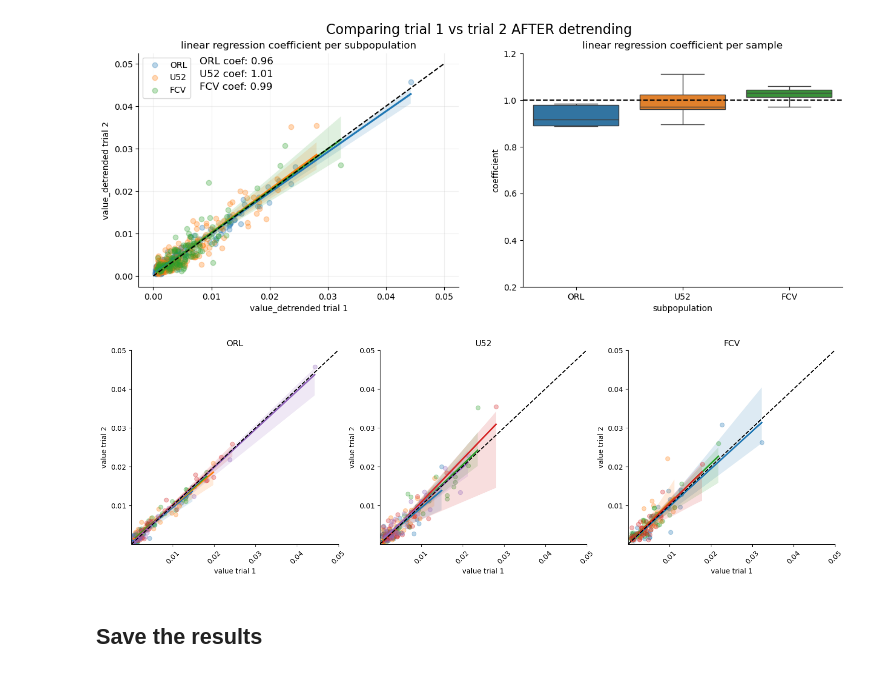
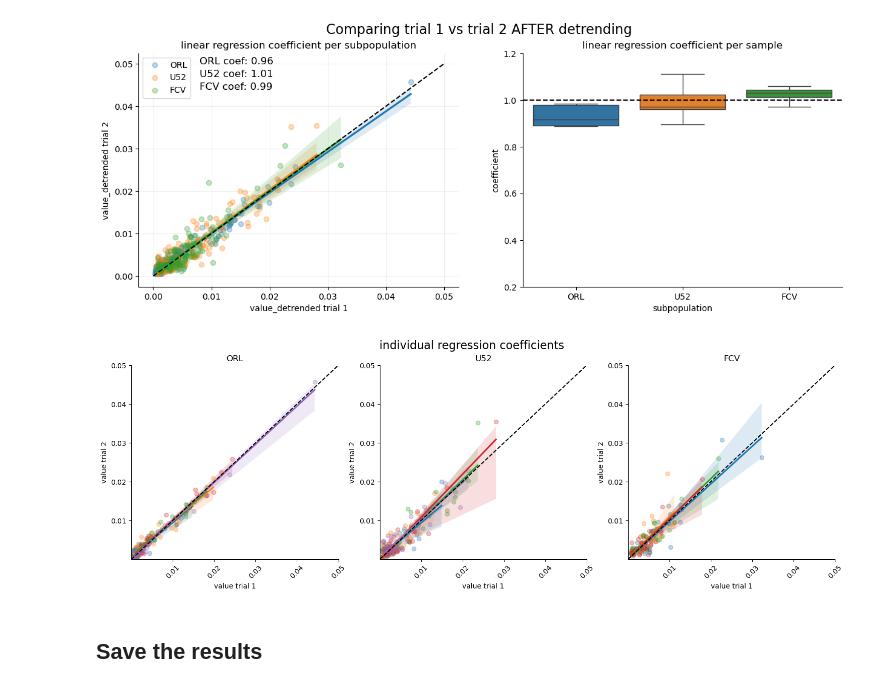
Before and after one commit to brian-arnold/whole_AL_segmentation, a Jupyter notebook: 02_detrend_data.ipynb, the cells around one changed output. Drawn from its saved outputs; the diff is of its cells as text; code cells hidden in the pictures.

Commit message:
added suptitle to plot

```diff
--- a/02_detrend_data.ipynb
+++ b/02_detrend_data.ipynb
@@ -355,27 +355,27 @@ subpop FCV intercept: [0.00029553]
 # %%
 fig, axs = plt.subplots(1, 3, figsize=(18,5))
 for i,subpop in enumerate(df.subpop.unique()):
     for samp in df[df.subpop == subpop].samp.unique():
 
         X = list(df[(df.trial==1) & (df.samp == samp)]['value_detrended'])
         Y = list(df[(df.trial==2) & (df.samp == samp)]['value_detrended'])
         sns.regplot(x=X,
                     y=Y,
                     label=samp,
                     ax=axs[i],
                     scatter_kws={'alpha':0.3})
     axs[i].set_xlabel('value trial 1')
     axs[i].set_ylabel('value trial 2')
     axs[i].set_xlim(0.00001,0.05)
     axs[i].set_ylim(0.00001,0.05)
     axs[i].set_title(subpop)
     axs[i].tick_params(axis='x', rotation=45)
     axs[i].plot([0,0.05],[0,0.05], color='black', linestyle='--')
 
-
+fig.suptitle('individual regression coefficients', fontsize=16)
 sns.despine()
 # %% [output]
-[figure, old version]
+[figure, new version]
 # %% [markdown]
 ## Save the results
 # %%
```
